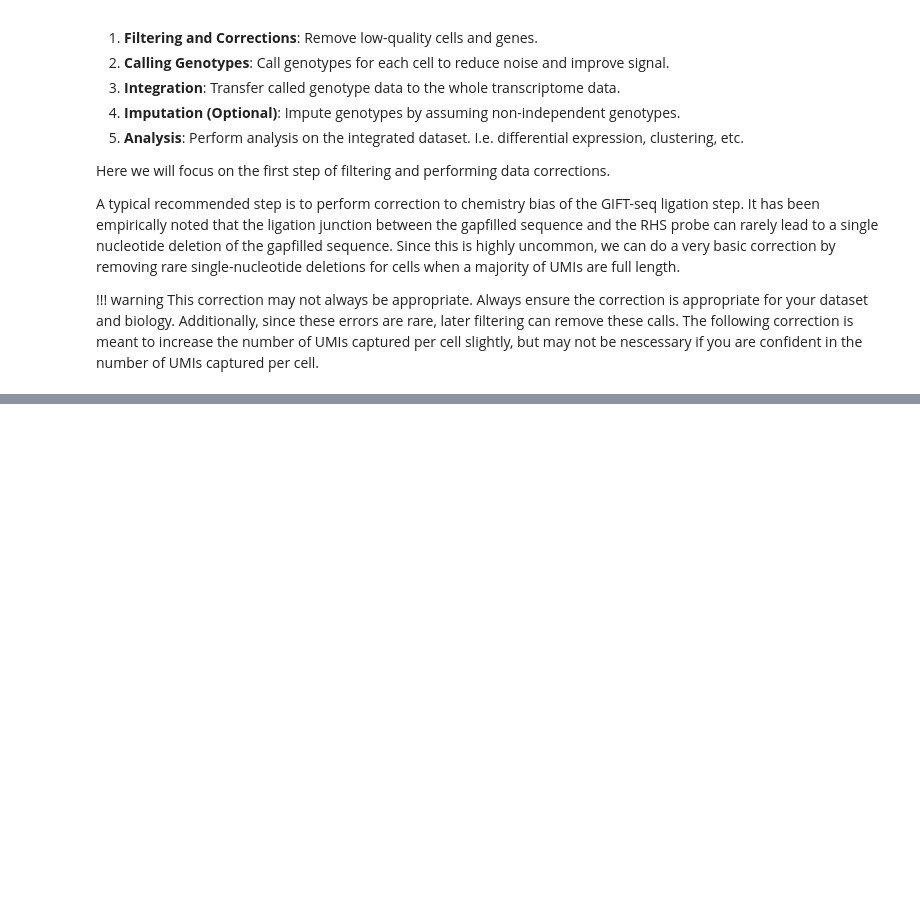
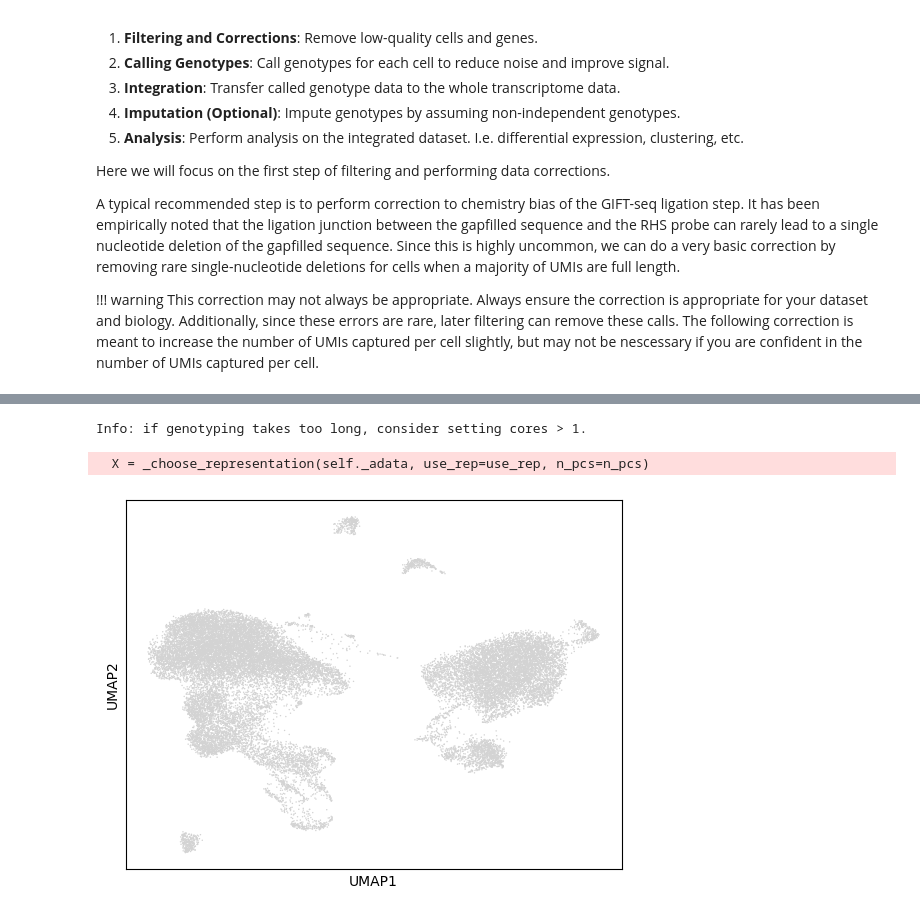
Before and after one commit to clareaulab/giftwrap, a Jupyter notebook: docs/tutorials/analyzing_giftseq_data.ipynb, the cells around one changed output, grey strips where cells are left out. Drawn from its saved outputs; the diff is of its cells as text; code cells hidden in the pictures; blank space fills up the shorter version.

```diff
--- a/docs/tutorials/analyzing_giftseq_data.ipynb
+++ b/docs/tutorials/analyzing_giftseq_data.ipynb
@@ -84,0 +84,23 @@ KeyboardInterrupt:
+# %%
+# Basic filtering of low-quality cells and genes
+gdata = gw.pp.filter_gapfills(
+    gdata,
+    min_cells=3,  # Minimum number of cells a gapfill must be detected in to be kept
+)
+gdata = gw.tl.call_genotypes(
+    gdata
+)
+adata = gw.tl.transfer_genotypes(adata, gdata)
+# %% [output]
+Info: if genotyping takes too long, consider setting cores > 1.
+# %%
+sc.pp.normalize_total(adata, target_sum=1e4)
+sc.pp.log1p(adata)
+sc.pp.highly_variable_genes(adata, n_top_genes=2000)
+adata = adata[:, adata.var.highly_variable]
+sc.pp.neighbors(adata)
+sc.tl.umap(adata)
+sc.pl.umap(adata)
+# %% [output]
+  X = _choose_representation(self._adata, use_rep=use_rep, n_pcs=n_pcs)
+[figure, added]
```
Also changed, not shown: parts of 6 cells of this notebook, 9 other files.
